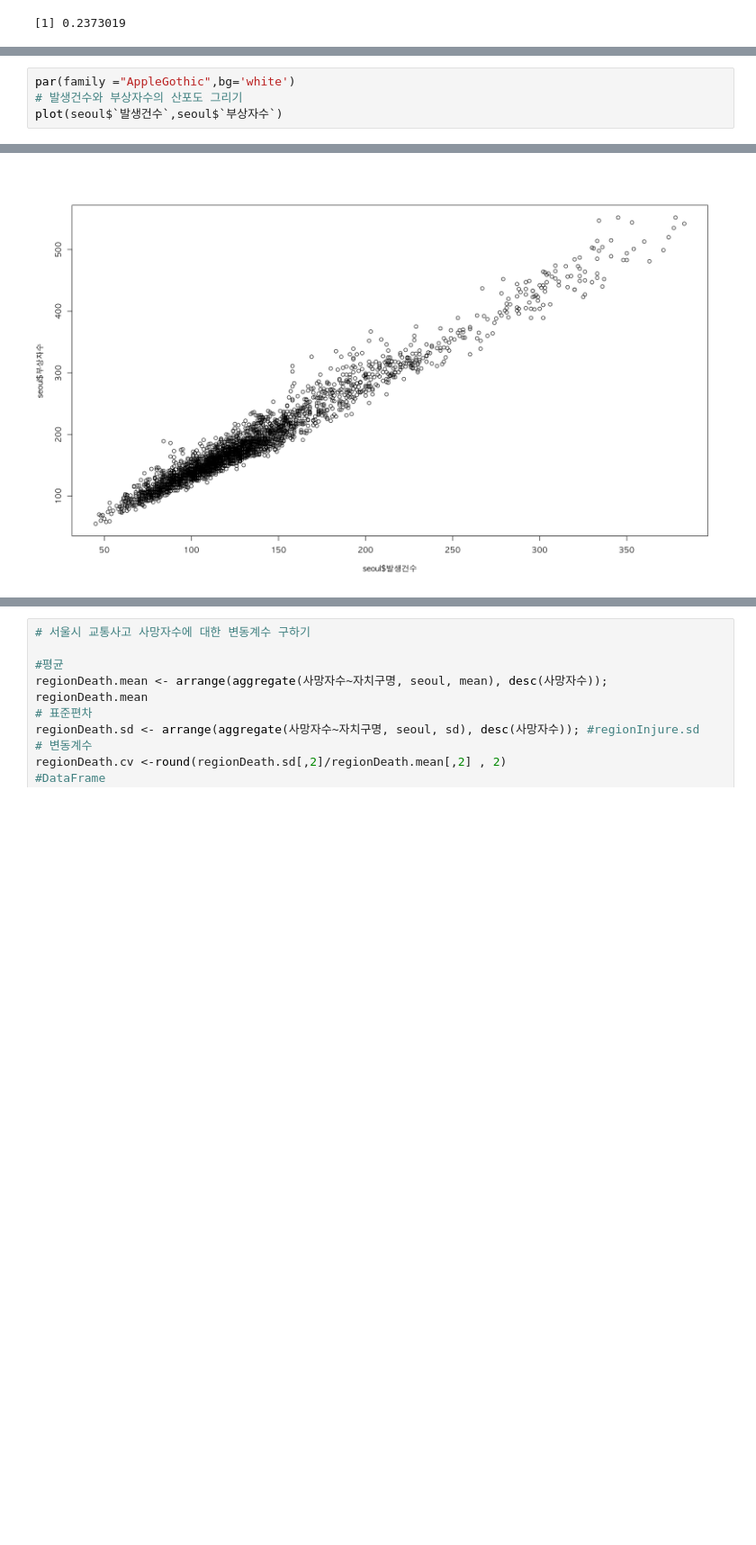
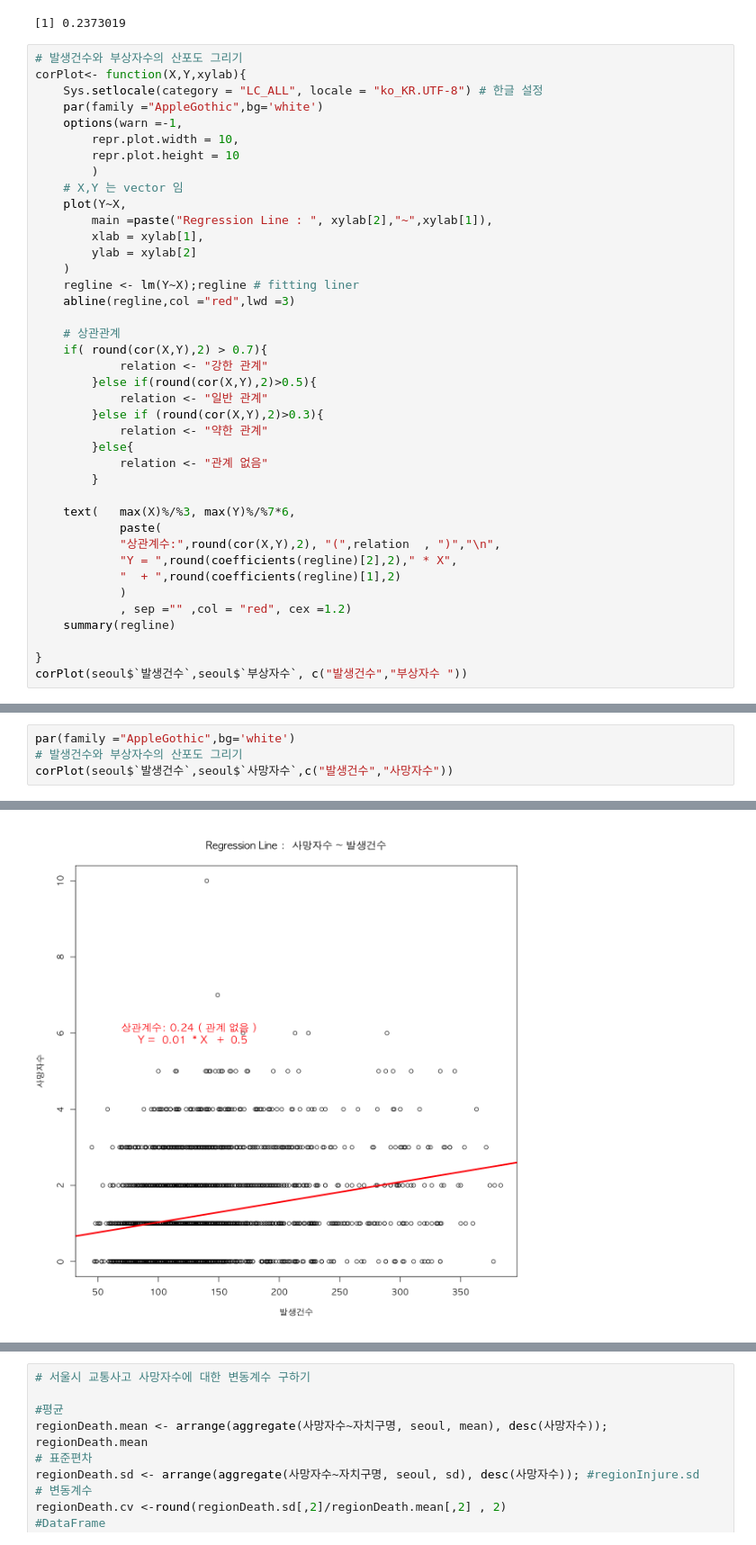
Before and after one commit to ForrestDPark/Rdevelope, a Jupyter notebook: work/08.파일입출력.ipynb, the cells around one changed output, grey strips where cells are left out. Shown at 90% size. Cells and saved outputs as stored; diff of their text form; blank space fills up the shorter version.

Commit message:
2024.03.16 function 화 작업

```diff
--- a/work/08.파일입출력.ipynb
+++ b/work/08.파일입출력.ipynb
@@ -810,3 +800,43 @@ cor(seoul$부상자수, seoul$`사망자수`)
 [1] 0.2387148
 [1] -0.03593207
 [1] 0.2373019
+# %%
+# 발생건수와 부상자수의 산포도 그리기
+corPlot<- function(X,Y,xylab){
+    Sys.setlocale(category = "LC_ALL", locale = "ko_KR.UTF-8") # 한글 설정
+    par(family ="AppleGothic",bg='white')
+    options(warn =-1,
+        repr.plot.width = 10,
+        repr.plot.height = 10
+        )
+    # X,Y 는 vector 임
+    plot(Y~X,
+        main =paste("Regression Line : ", xylab[2],"~",xylab[1]),
+        xlab = xylab[1],
+        ylab = xylab[2]
+    )
+    regline <- lm(Y~X);regline # fitting liner
+    abline(regline,col ="red",lwd =3)
+
+    # 상관관계
+    if( round(cor(X,Y),2) > 0.7){
+            relation <- "강한 관계"
+        }else if(round(cor(X,Y),2)>0.5){
+            relation <- "일반 관계"
+        }else if (round(cor(X,Y),2)>0.3){
+            relation <- "약한 관계"
+        }else{
+            relation <- "관계 없음"
+        }
+
+    text(   max(X)%/%3, max(Y)%/%7*6,
+            paste(
+            "상관계수:",round(cor(X,Y),2), "(",relation  , ")","\n",
+            "Y = ",round(coefficients(regline)[2],2)," * X",
+            "  + ",round(coefficients(regline)[1],2)
+            )
+            , sep ="" ,col = "red", cex =1.2)
+    summary(regline)
+
+}
+corPlot(seoul$`발생건수`,seoul$`부상자수`, c("발생건수","부상자수 "))
@@ -813,5 +862,5 @@ cor(seoul$부상자수, seoul$`사망자수`)
 # %%
 par(family ="AppleGothic",bg='white')
 # 발생건수와 부상자수의 산포도 그리기
-plot(seoul$`발생건수`,seoul$`부상자수`)
+corPlot(seoul$`발생건수`,seoul$`사망자수`,c("발생건수","사망자수"))
 # %% [output]
@@ -818 +884 @@ plot(seoul$`발생건수`,seoul$`부상자수`)
-[figure, old version]
+[figure, new version]
```
Also changed, not shown: parts of 15 cells of this notebook, 2 other files.
